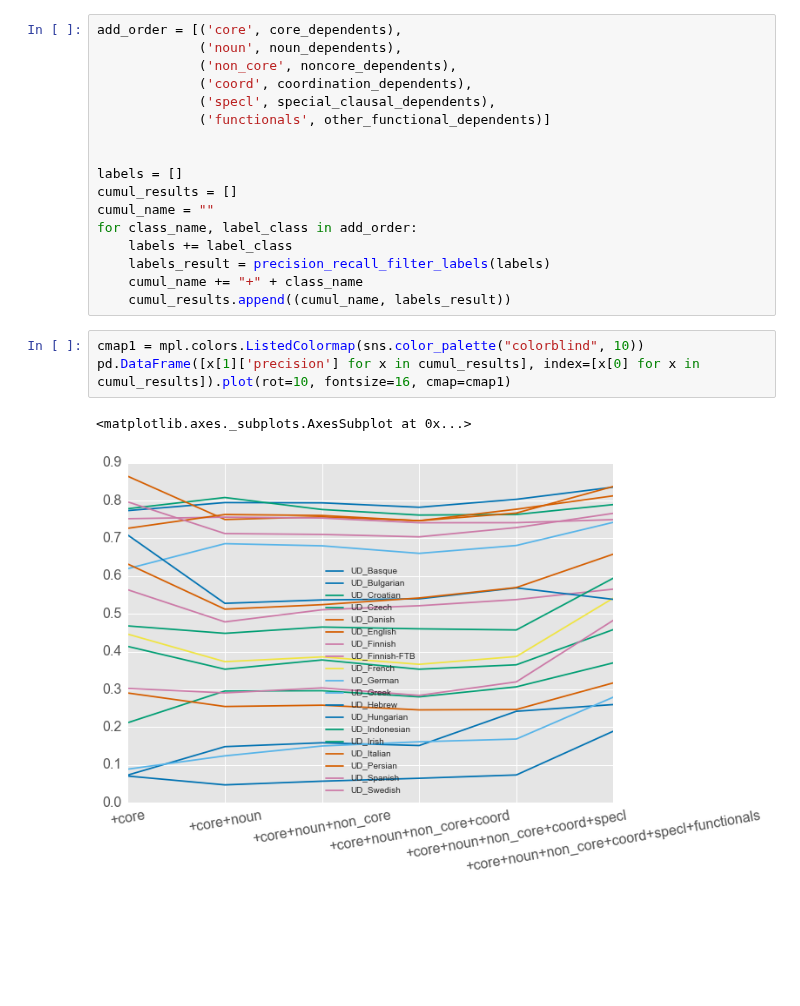
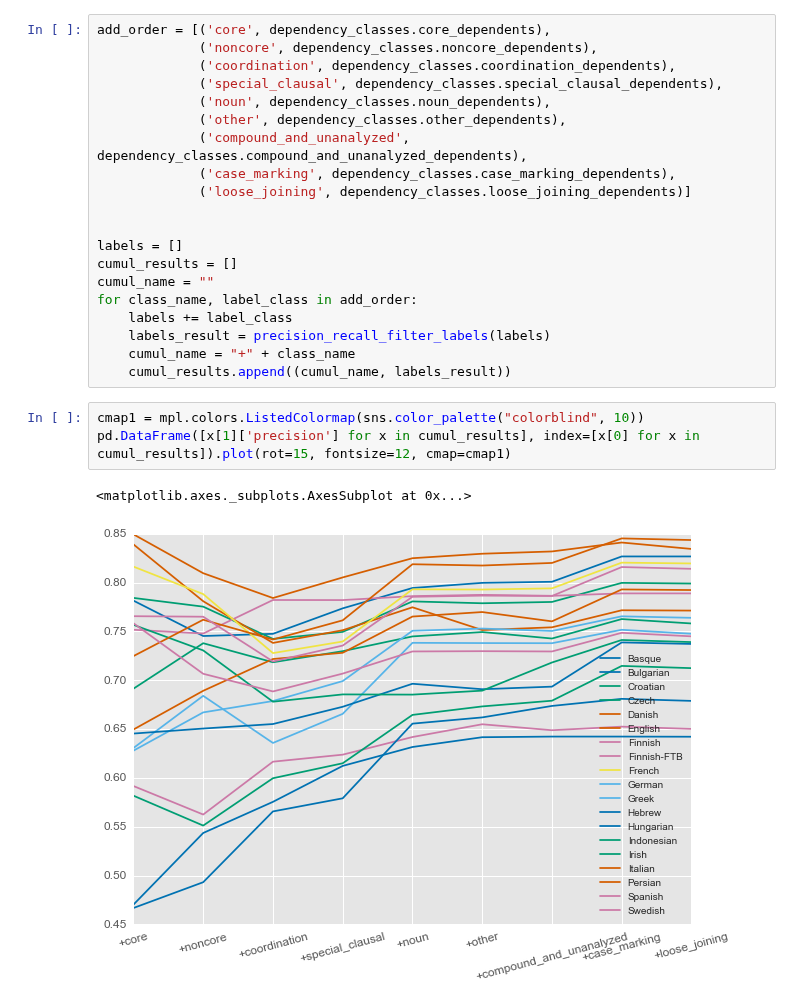
Before and after one commit to jimmycallin/udeval, a Jupyter notebook: notebooks/5. Analysis of parser results (Maltparser, default settings).ipynb, the cells around one changed output. Drawn from its saved outputs; the diff is of its cells as text; blank space fills up the shorter version.

```diff
--- a/notebooks/5. Analysis of parser results (Maltparser, default settings).ipynb
+++ b/notebooks/5. Analysis of parser results (Maltparser, default settings).ipynb
@@ -289,10 +234,13 @@ relative_ud_class_result.sort_values("Core").transpose().plot(kind='bar', fontsi
 # %%
-add_order = [('core', core_dependents),
-             ('noun', noun_dependents),
-             ('non_core', noncore_dependents),
-             ('coord', coordination_dependents),
-             ('specl', special_clausal_dependents),
-             ('functionals', other_functional_dependents)]
+add_order = [('core', dependency_classes.core_dependents),
+             ('noncore', dependency_classes.noncore_dependents),
+             ('coordination', dependency_classes.coordination_dependents),
+             ('special_clausal', dependency_classes.special_clausal_dependents),
+             ('noun', dependency_classes.noun_dependents),
+             ('other', dependency_classes.other_dependents),
+             ('compound_and_unanalyzed', dependency_classes.compound_and_unanalyzed_dependents),
+             ('case_marking', dependency_classes.case_marking_dependents),
+             ('loose_joining', dependency_classes.loose_joining_dependents)]
 
 
 labels = []
@@ -301,14 +249,14 @@ cumul_name = ""
 for class_name, label_class in add_order:
     labels += label_class
     labels_result = precision_recall_filter_labels(labels)
-    cumul_name += "+" + class_name
+    cumul_name = "+" + class_name
     cumul_results.append((cumul_name, labels_result))
 # %%
 cmap1 = mpl.colors.ListedColormap(sns.color_palette("colorblind", 10))
-pd.DataFrame([x[1]['precision'] for x in cumul_results], index=[x[0] for x in cumul_results]).plot(rot=10, fontsize=16, cmap=cmap1)
+pd.DataFrame([x[1]['precision'] for x in cumul_results], index=[x[0] for x in cumul_results]).plot(rot=15, fontsize=12, cmap=cmap1)
 # %% [output]
 <matplotlib.axes._subplots.AxesSubplot at 0x...>
-[figure, old version]
+[figure, new version]
 # %%
 (cumul_results[-1][1] - cumul_results[0][1]).sort_values("precision").plot(kind='bar', fontsize=16)
 # %% [output]
```
Also changed, not shown: parts of 19 cells of this notebook, 1 other file.
